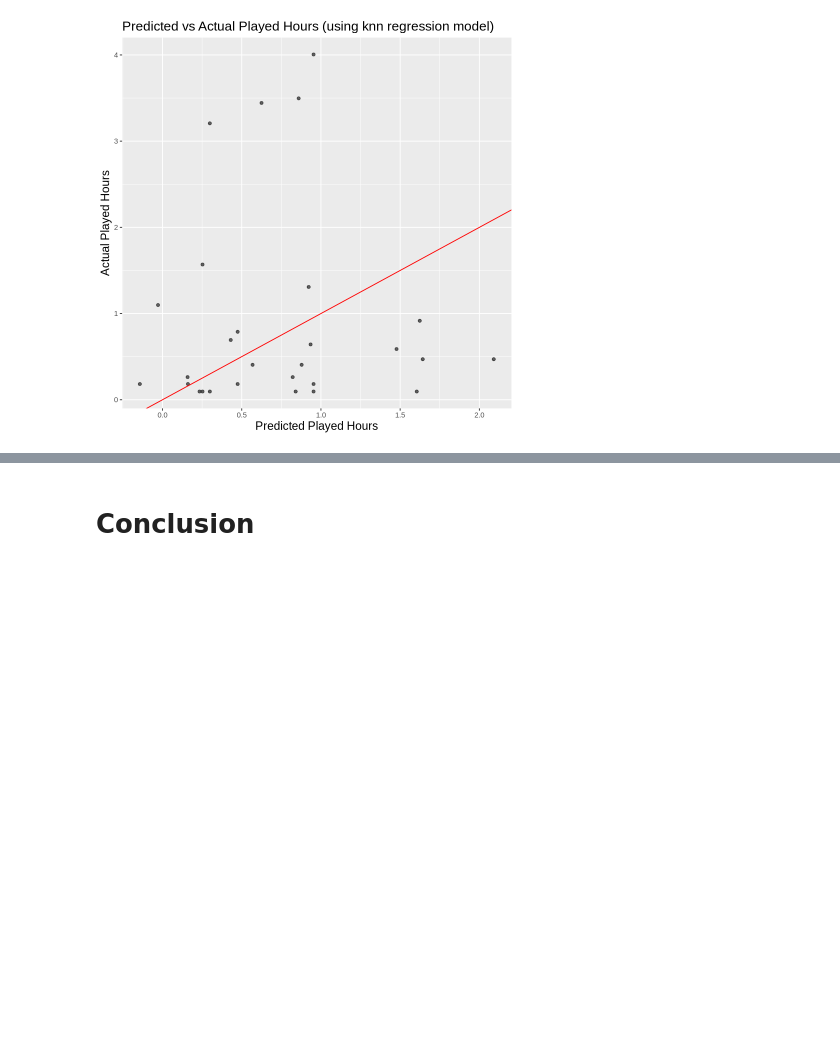
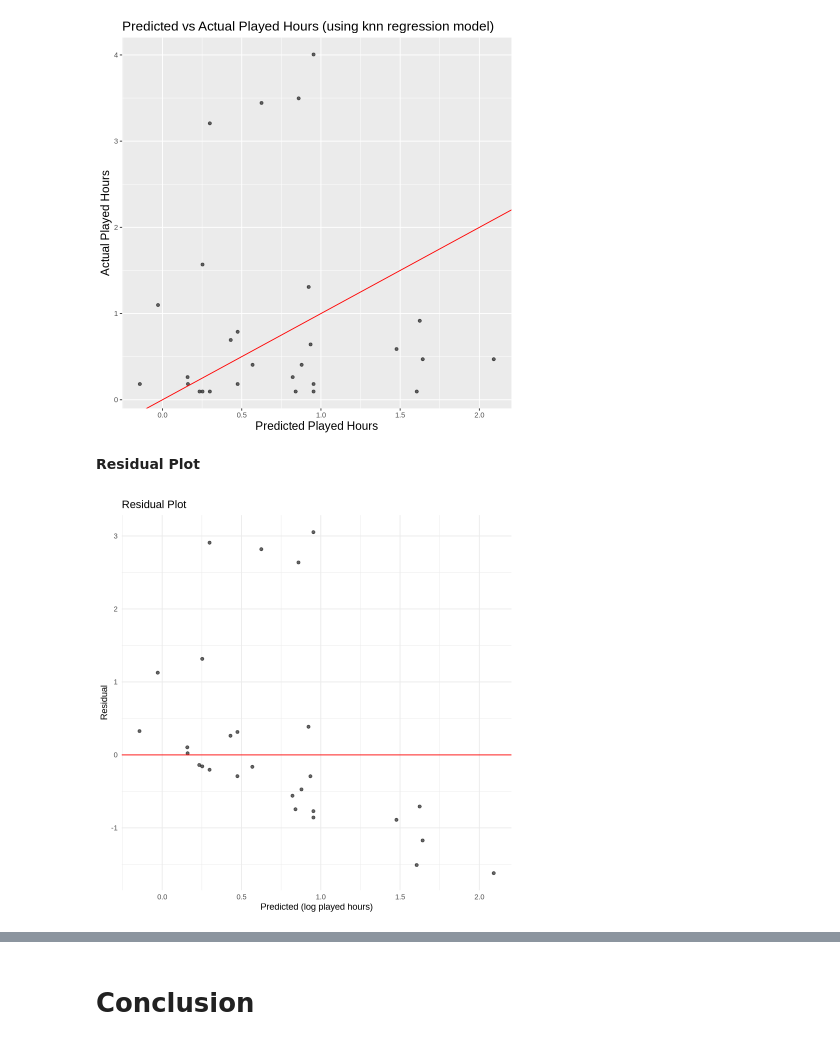
Before and after one commit to thaviship/dsci-group-project, a Jupyter notebook: Project Final Report.ipynb, the cells around one changed output, grey strips where cells are left out. Saved outputs shown, nothing was run; the diff lists cells and outputs as text; code cells hidden in the pictures; blank space fills up the shorter version.

Commit message:
push residual plot

```diff
--- a/Project Final Report.ipynb
+++ b/Project Final Report.ipynb
@@ -357,3 +379,21 @@ lm_visualization <- ggplot(lm_predictions, aes(x = .pred, y = played_hours_log))
 lm_visualization
 # %% [output]
 [figure]
+# %% [markdown]
+**Residual Plot**
+# %%
+residual_plot<- lm_predictions |>
+  mutate(residual = played_hours_log - .pred) |>
+  ggplot(aes(x = .pred, y = residual)) +
+  geom_point(alpha = 0.6) +
+  geom_hline(yintercept = 0, color = "red") +
+  labs(
+    x = "Predicted (log played hours)",
+    y = "Residual",
+    title = "Residual Plot"
+  ) +
+  theme_minimal()
+
+residual_plot
+# %% [output]
+[figure, added]
```
Also changed, not shown: parts of 5 cells of this notebook, 3 other files.
